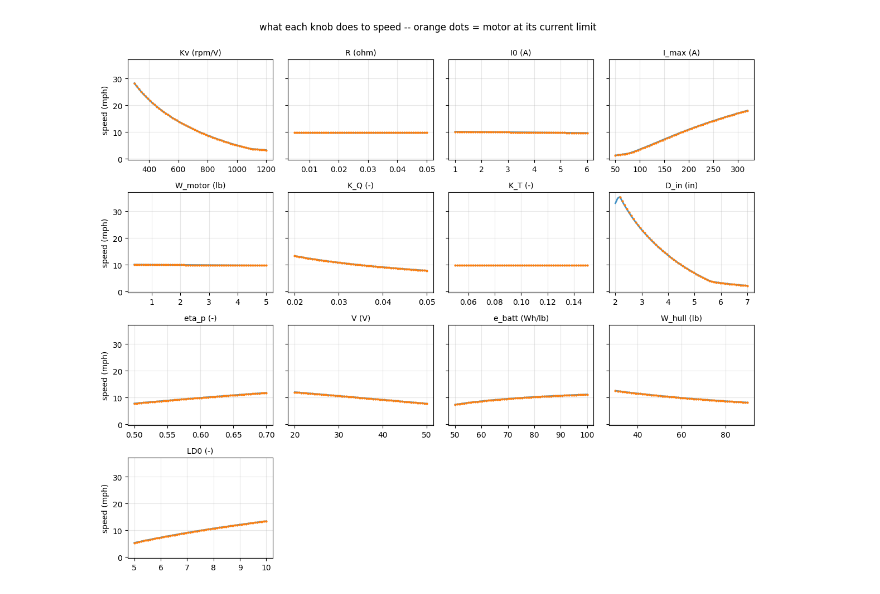
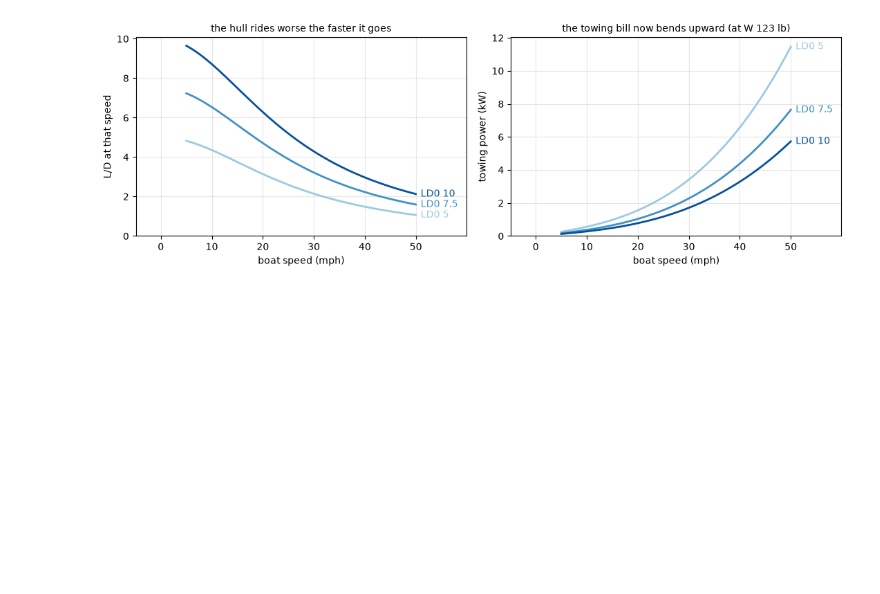
Before and after one commit to MarMar888/haav-modeling, a Jupyter notebook: prop_motor_battery/willmarley.ipynb, the cells around one changed output. Cells and saved outputs as stored; diff of their text form; code cells hidden in the pictures; blank space fills up the shorter version.

```diff
--- a/prop_motor_battery/willmarley.ipynb
+++ b/prop_motor_battery/willmarley.ipynb
@@ -305,0 +167,19 @@ for the real reason.
+# %%
+# Volts needed vs the rpm the prop load allows, at the full I_max
+rpm_axis = np.linspace(0, 8000, 100)
+winding_loss = Imax_mid * R_mid
+
+fig, ax = plt.subplots(figsize=(7.5, 3.6))
+for Kv, color in zip(lo_mid_hi(MOTOR_BOUNDS, "Kv"), SEQ):
+    V_need = rpm_axis / Kv + winding_loss
+    ax.plot(rpm_axis, V_need, color=color, lw=2)
+    label_end(ax, rpm_axis[-1], V_need[-1], f"Kv {Kv:g}", color)
+ax.annotate(f"flat start = the winding loss: {Imax_mid:g} A x {R_mid:g} ohm = {winding_loss:.1f} V",
+            (rpm_axis[2], winding_loss), xytext=(6, -14), textcoords="offset points",
+            fontsize=9, color="#555555")
+ax.set_xlabel("rpm the propeller load lets you spin at")
+ax.set_ylabel("volts actually needed")
+ax.set_title(f"V_needed = rpm/Kv + I·R, drawn at the full {Imax_mid:g} A", fontsize=10)
+ax.grid(alpha=0.3); ax.set_xlim(0, rpm_axis[-1]); ax.set_ylim(bottom=0)
+ax.margins(x=0.15)
+plt.tight_layout(); plt.show()
@@ -554,23 +375,30 @@ plt.tight_layout(); plt.show()
 # %%
-# one panel per input: sweep it across its range, everything else held mid-range (one motor)
-SWEEP_KEYS = [k for k in BOUNDS if k != "n_motors"]
-fig, axes = plt.subplots(4, 4, figsize=(12, 10), sharey=True)
-for key, ax in zip(SWEEP_KEYS, axes.flat):
-    lo, hi = BOUNDS[key]
-    xs = np.linspace(lo, hi, 60)
-    res = [solve(**{key: x}) for x in xs]
-    ys = np.array([r["mph"] for r in res])
-    lim = np.array([r["limited"] for r in res])
-    ax.plot(xs, ys, color="#4292c6", lw=2)
-    if lim.any():
-        ax.plot(xs[lim], ys[lim], ".", color="tab:orange", ms=4)
-    ax.set_title(f"{key} ({UNITS[key]})", fontsize=10)
-    ax.grid(alpha=0.3)
-for ax in axes.flat[len(SWEEP_KEYS):]:
-    ax.axis("off")
-for ax in axes[:, 0]:
-    ax.set_ylabel("speed (mph)")
-fig.suptitle("what each knob does to speed -- orange dots = motor at its current limit", y=1.0)
+# Left: L/D vs speed. Right: towing power vs speed. Both for low, mid and high LD0.
+W_batt_example = 25.0  # a typical race-sized pack, only for the weight in this chart
+W_extra = W_batt_example + mid(MOTOR_BOUNDS, "W_motor") + W_FIXED_LB
+W_span = np.linspace(HULL_BOUNDS["W_hull"][0] + W_extra,
+                     HULL_BOUNDS["W_hull"][1] + W_extra, 100)
+W_mid = W_span.mean()
+
+v = np.linspace(5, 50, 100)
+fig, (ax1, ax2) = plt.subplots(1, 2, figsize=(11, 3.8))
+for LD0, color in zip(lo_mid_hi(HULL_BOUNDS, "LD0"), SEQ):
+    LD = LD0 / (1 + (v / V_LD_HALF) ** 2)
+    ax1.plot(v, LD, color=color, lw=2)
+    label_end(ax1, v[-1], LD[-1], f"LD0 {LD0:g}", color)
+
+    R_N = (W_mid / LD) * N_PER_LBF
+    tow_kw = R_N * v * MPS_PER_MPH / 1000
+    ax2.plot(v, tow_kw, color=color, lw=2)
+    label_end(ax2, v[-1], tow_kw[-1], f"LD0 {LD0:g}", color)
+
+ax1.set_xlabel("boat speed (mph)"); ax1.set_ylabel("L/D at that speed")
+ax1.set_title("the hull rides worse the faster it goes", fontsize=10)
+ax2.set_xlabel("boat speed (mph)"); ax2.set_ylabel("towing power (kW)")
+ax2.set_title(f"the towing bill now bends upward (at W {W_mid:.0f} lb)", fontsize=10)
+for ax in (ax1, ax2):
+    ax.grid(alpha=0.3); ax.set_ylim(bottom=0)
+    ax.margins(x=0.22)
 plt.tight_layout(); plt.show()
 # %% [output]
-[figure, old version]
+[figure, new version]
```
Also changed, not shown: parts of 48 cells of this notebook, 3 other files.
